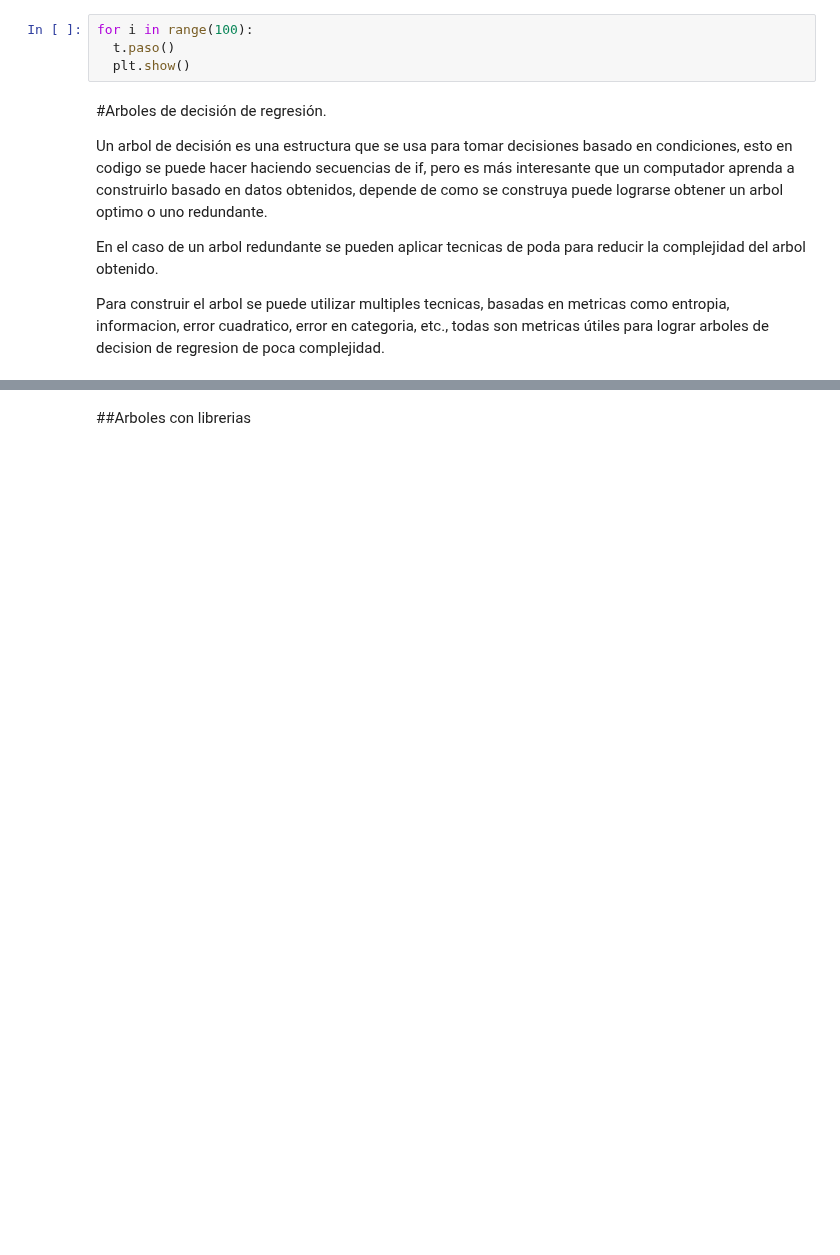
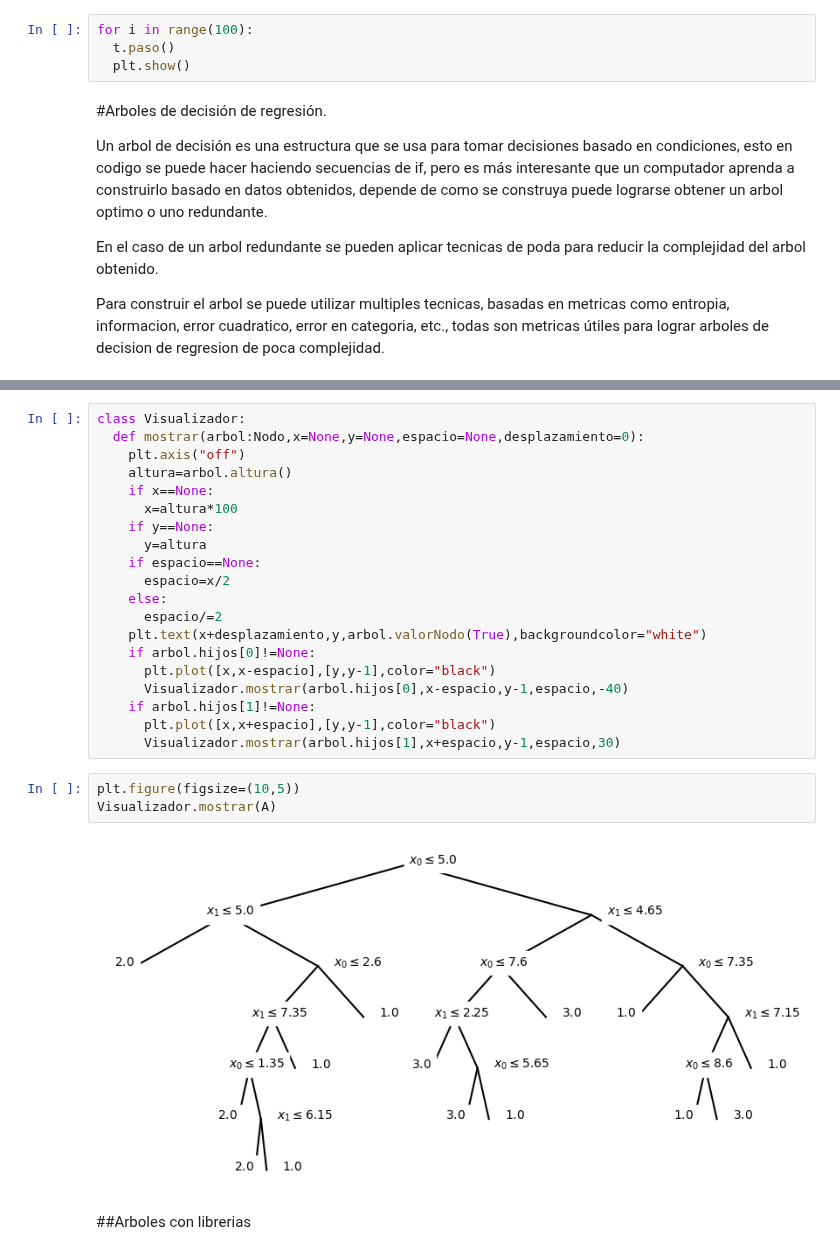
Before and after one commit to ACMUD/PyGroupIA, a Jupyter notebook: Clase 4_Clasificacion.ipynb, the cells around one changed output, grey strips where cells are left out. Cells and saved outputs as stored; diff of their text form; blank space fills up the shorter version.

```diff
--- a/Clase 4_Clasificacion.ipynb
+++ b/Clase 4_Clasificacion.ipynb
@@ -241,3 +284,28 @@ A.mostrar()
+# %%
+class Visualizador:
+  def mostrar(arbol:Nodo,x=None,y=None,espacio=None,desplazamiento=0):
+    plt.axis("off")
+    altura=arbol.altura()
+    if x==None:
+      x=altura*100
+    if y==None:
+      y=altura
+    if espacio==None:
+      espacio=x/2
+    else:
+      espacio/=2
+    plt.text(x+desplazamiento,y,arbol.valorNodo(True),backgroundcolor="white")
+    if arbol.hijos[0]!=None:
+      plt.plot([x,x-espacio],[y,y-1],color="black")
+      Visualizador.mostrar(arbol.hijos[0],x-espacio,y-1,espacio,-40)
+    if arbol.hijos[1]!=None:
+      plt.plot([x,x+espacio],[y,y-1],color="black")
+      Visualizador.mostrar(arbol.hijos[1],x+espacio,y-1,espacio,30)
+# %%
+plt.figure(figsize=(10,5))
+Visualizador.mostrar(A)
+# %% [output]
+[figure, added]
 # %% [markdown]
 ##Arboles con librerias
 # %%
```
Also changed, not shown: parts of 8 cells of this notebook.
